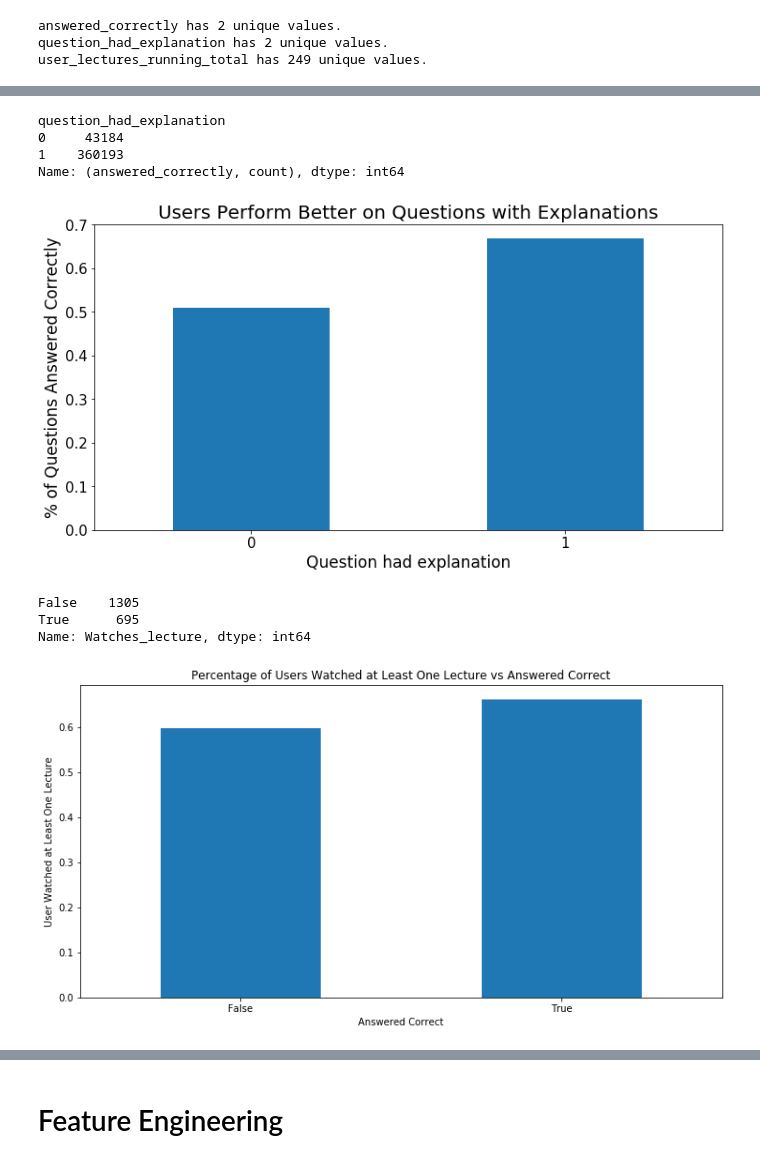
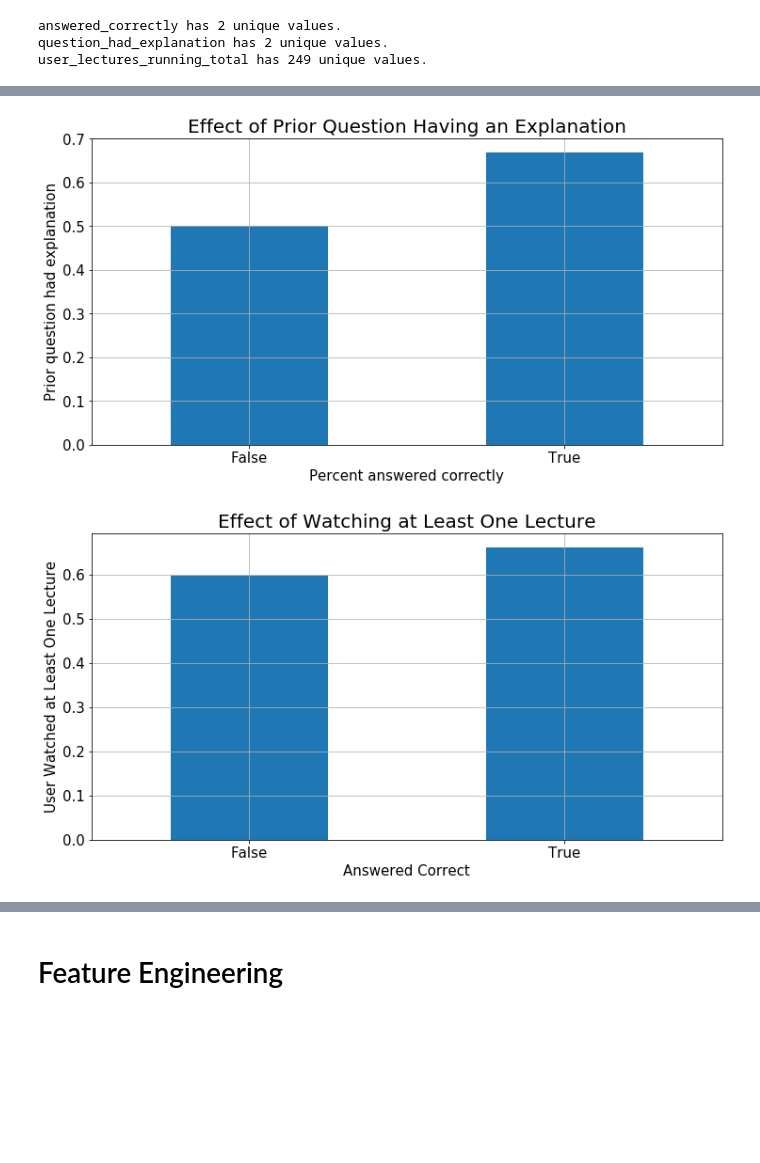
Before and after one commit to Riiid-Team/AI-Learning, a Jupyter notebook: MVP.ipynb, the cells around one changed output, grey strips where cells are left out. Saved outputs shown, nothing was run; the diff lists cells and outputs as text; code cells hidden in the pictures; blank space fills up the shorter version.

```diff
--- a/MVP.ipynb
+++ b/MVP.ipynb
@@ -272,48 +223,38 @@ plt.show()
 # %%
-# Percentage of 'Prior question had an explaination' vs 'Questions answered correct'
-pq = train.groupby(['question_had_explanation']).agg({'answered_correctly': ['mean', 'count']})
-print(pq.iloc[:,1])
-pq = pq.iloc[:,0]
+# Answered Correctly vs Prior Question Had Explanation
+prior_question = df_train[df_train.answered_correctly != -1].groupby(['prior_question_had_explanation']).agg({'answered_correctly': ['mean', 'count']})
+prior_question = prior_question .iloc[:,0]
 
 plt.figure(figsize=(12,6))
-pq.plot.bar()
-plt.title("Users Perform Better on Questions with Explanations", fontsize=20)
-plt.ylabel("% of Questions Answered Correctly", fontsize=17)
-plt.xlabel("Question had explanation", fontsize=17)
-plt.xticks(rotation=0, fontsize=15)
-plt.yticks(fontsize=15)
+prior_question.plot.bar(grid=True)
+plt.title("Effect of Prior Question Having an Explanation",fontsize=20)
+plt.xlabel("Percent answered correctly",fontsize=15)
+plt.ylabel("Prior question had explanation",fontsize=15)
+plt.xticks(rotation=0,fontsize=15)
+plt.yticks(rotation=0,fontsize=15)
 plt.show()
 # %% [output]
-question_had_explanation
-0     43184
-1    360193
-Name: (answered_correctly, count), dtype: int64
-[figure, old version]
+[figure, new version]
 # %%
 # Percentage of 'Users watched at least one lecture' vs 'Questions answered correct'
-plt.figure(figsize=(12,6))
 user_lect = df_train.groupby(["user_id", "answered_correctly"]).size().unstack()
 user_lect.columns = ['Lecture', 'Wrong', 'Right']
 user_lect['Lecture'] = user_lect['Lecture'].fillna(0)
 user_lect = user_lect.astype('Int64')
 user_lect['Watches_lecture'] = np.where(user_lect.Lecture > 0, True, False)
+watches_lecture = user_lect.groupby("Watches_lecture").agg({'Wrong': ['sum'], 'Right': ['sum']})
+watches_lecture['Percent_correct'] = watches_lecture.Right/(watches_lecture.Right + watches_lecture.Wrong)
+watches_lecture = watches_lecture.iloc[:,2]
 
-watches_l = user_lect.groupby("Watches_lecture").agg({'Wrong': ['sum'], 'Right': ['sum']})
-print(user_lect.Watches_lecture.value_counts())
-
-watches_l['Percent_correct'] = watches_l.Right/(watches_l.Right + watches_l.Wrong)
-watches_l = watches_l.iloc[:,2]
-
-watches_l.plot.bar()
-plt.title("Percentage of Users Watched at Least One Lecture vs Answered Correct")
-plt.xlabel("Answered Correct")
-plt.ylabel("User Watched at Least One Lecture")
-plt.xticks(rotation=0)
+plt.figure(figsize=(12,6))
+watches_lecture.plot.bar(grid=True)
+plt.title("Effect of Watching at Least One Lecture",fontsize=20)
+plt.xlabel("Answered Correct",fontsize=15)
+plt.ylabel("User Watched at Least One Lecture",fontsize=15)
+plt.xticks(rotation=0, fontsize=15)
+plt.yticks(fontsize=15)
 plt.show()
 # %% [output]
-False    1305
-True      695
-Name: Watches_lecture, dtype: int64
-[figure, old version]
+[figure, new version]
 # %%
 # User_id vs Timestamp
```
Also changed, not shown: parts of 18 cells of this notebook.
